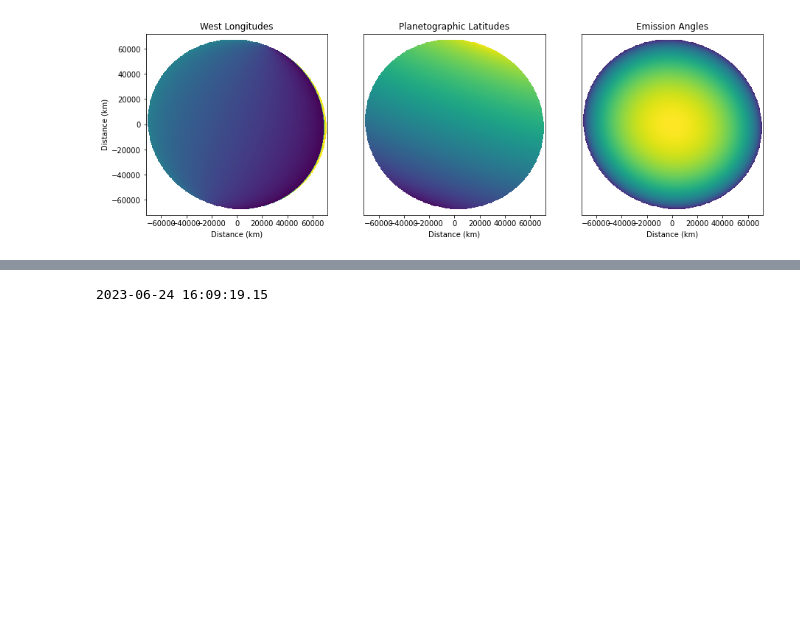
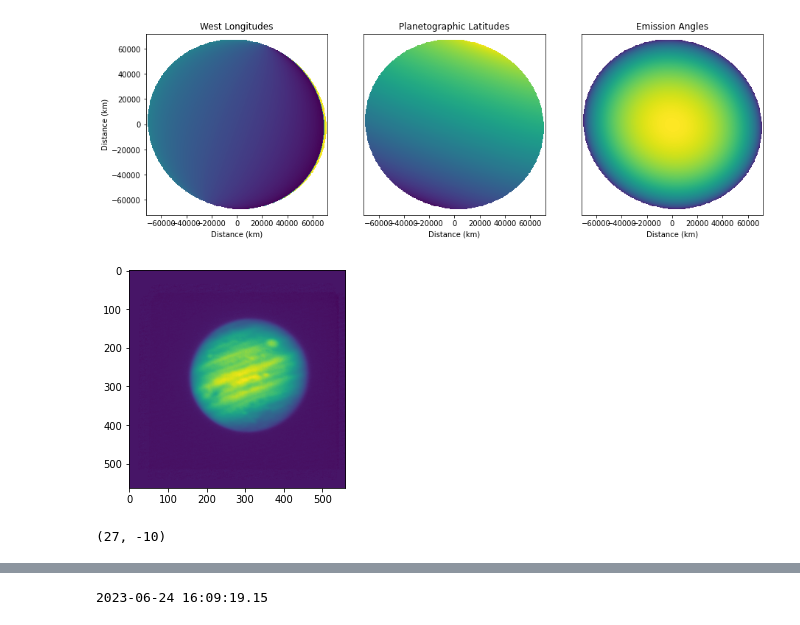
Before and after one commit to dahlek/spextraction, a Jupyter notebook: spextraction.ipynb, the cells around one changed output, grey strips where cells are left out. Saved outputs shown, nothing was run; the diff lists cells and outputs as text; code cells hidden in the pictures; blank space fills up the shorter version.

```diff
--- a/spextraction.ipynb
+++ b/spextraction.ipynb
@@ -165,0 +225,18 @@ plt.close()
+# %%
+plt.imshow(hdul[0].data)
+plt.show()
+# %% [output]
+[figure, added]
+# %%
+# find offsets for co=locating maps
+hdul = fits.open('/Users/emmadahl/Desktop/spextraction/test_data/jupiter/jcf01170125.gz.fits') #urh60.fits
+cx = hdul[0].header['cx']; cy = hdul[0].header['cy']
+x1 = hdul[0].header['naxis1']/2; y1 = hdul[0].header['naxis2']/2
+
+x_offset = int(cx-x1); y_offset = int(cy-y1) # make ints to make life easier.
+
+
+
+# expand original maps by these values. then make the offset maps the size of the original image; offset map should be centered over planet
+# %% [output]
+(27, -10)
```
Also changed, not shown: parts of 12 cells of this notebook.
